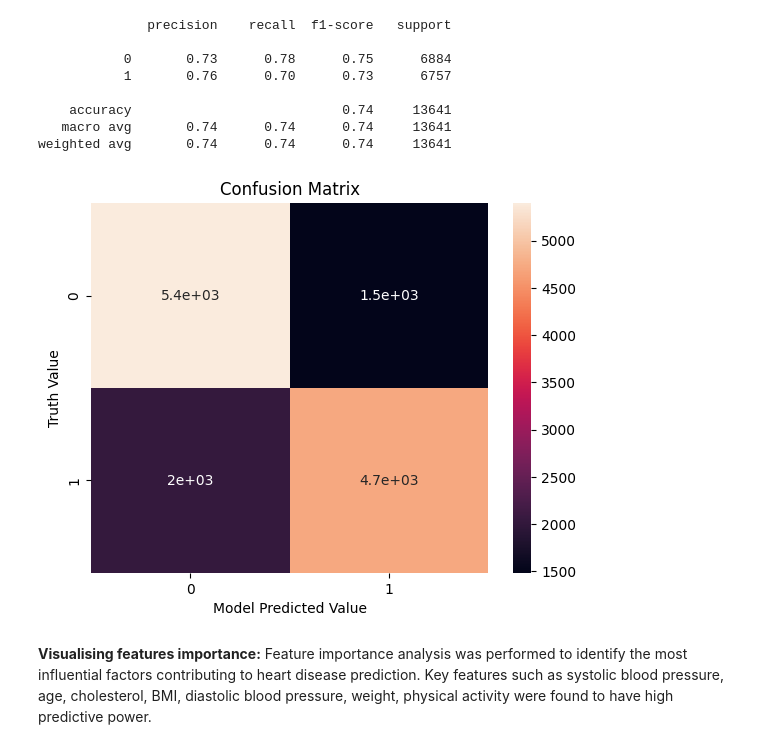
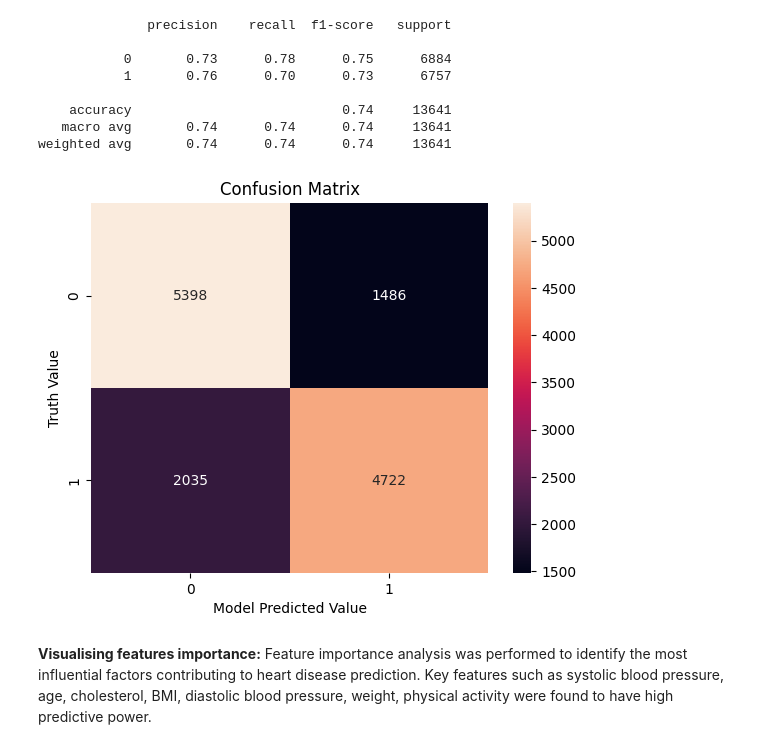
Before and after one commit to Love1117/Machine_learning-Projects, a Jupyter notebook: Machine_Learning Project/01_Supervised- Machine Learning/06_Ensemble(GradientBoostingClassifier)/Heart_disease_prediction/heart_disease_prediction1.ipynb, the cells around one changed output. Cells and saved outputs as stored; diff of their text form; code cells hidden in the pictures.

```diff
--- a/Machine_Learning Project/01_Supervised- Machine Learning/06_Ensemble(GradientBoostingClassifier)/Heart_disease_prediction/heart_disease_prediction1.ipynb
+++ b/Machine_Learning Project/01_Supervised- Machine Learning/06_Ensemble(GradientBoostingClassifier)/Heart_disease_prediction/heart_disease_prediction1.ipynb
@@ -165,19 +165,19 @@ weighted avg       0.74      0.74      0.74     13641
 # %%
 #Confusion Matrix
 
 import matplotlib.pyplot as plt
 %matplotlib inline
 import seaborn as sns
 
 C_matrix = confusion_matrix(y_test, y_pred)
 
-sns.heatmap(C_matrix, annot=True)
+sns.heatmap(C_matrix, annot=True, fmt="3g")
 plt.xlabel("Model Predicted Value")
 plt.ylabel("Truth Value")
 plt.title("Confusion Matrix")
 plt.show()
 # %% [output]
-[figure, old version]
+[figure, new version]
 # %% [markdown]
 **Visualising features importance:** Feature importance analysis was performed to identify the most influential factors contributing to heart disease prediction. Key features such as systolic blood pressure, age, cholesterol, BMI, diastolic blood pressure, weight, physical activity were found to have high predictive power.
 # %%
```
Also changed, not shown: parts of 1 cell of this notebook.
